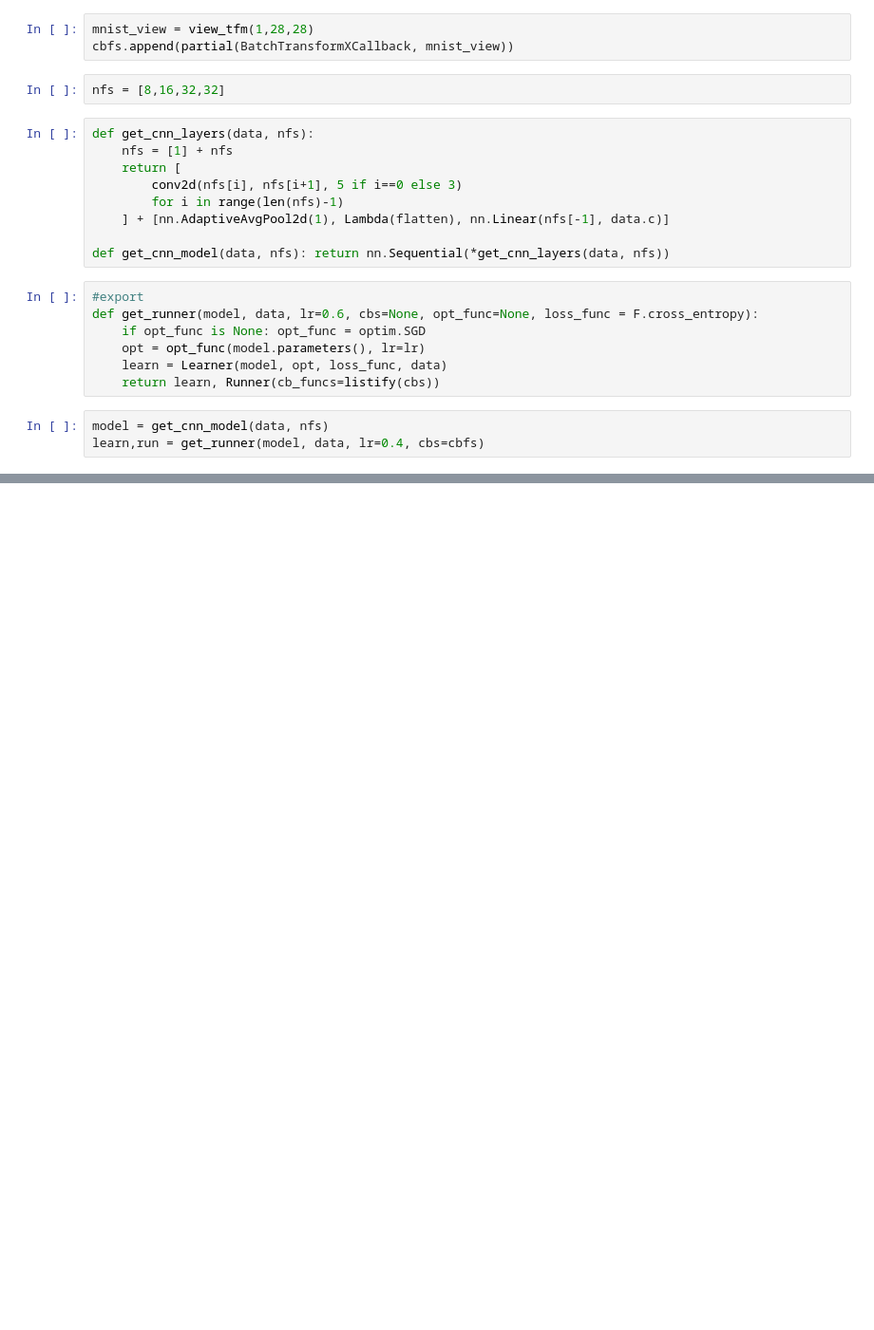
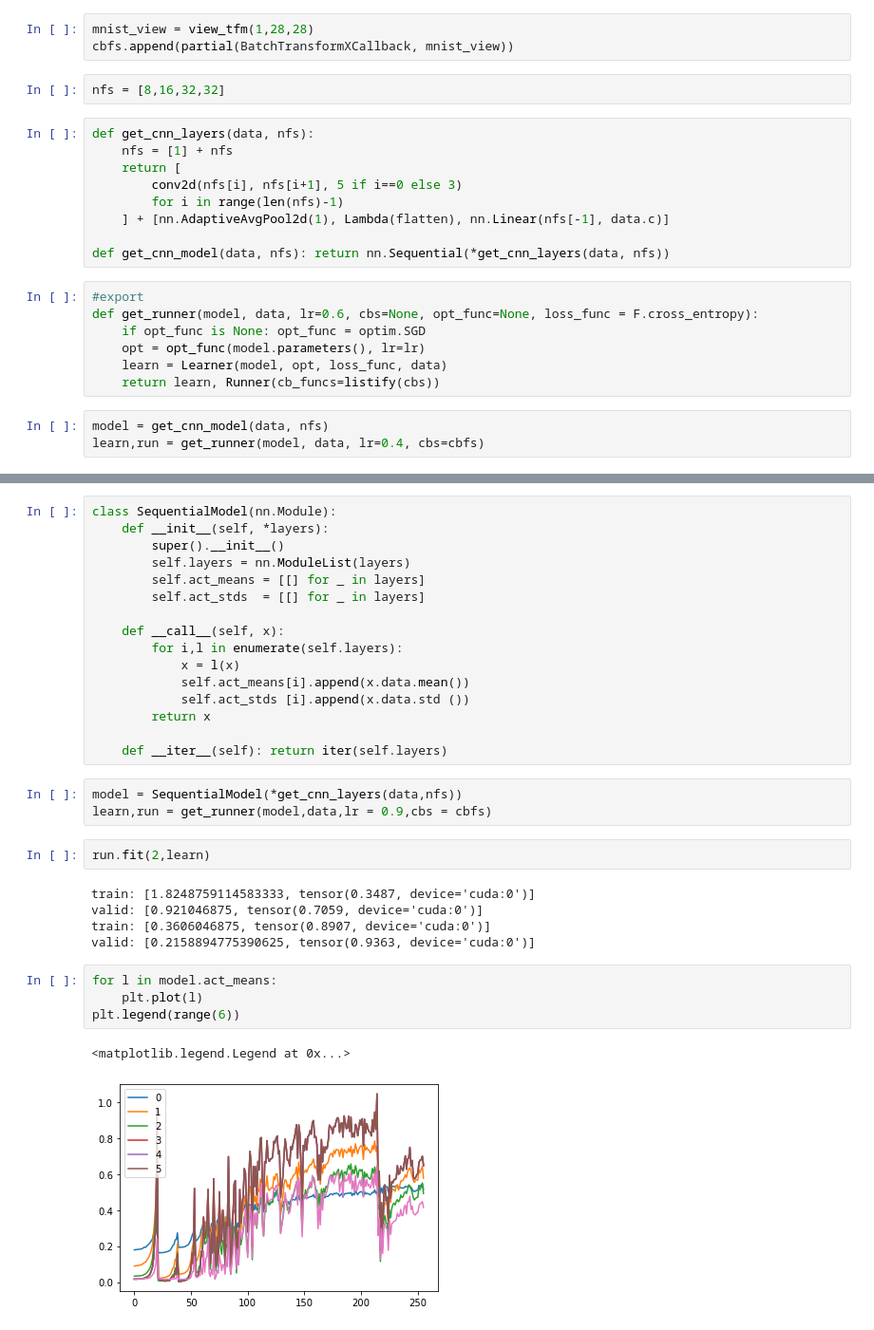
Before and after one commit to jkuzmanovik/fastdeep, a Jupyter notebook: 06_cuda_cnn_hooks_init.ipynb, the cells around one changed output, grey strips where cells are left out. Shown: that part at 95% size. Saved outputs shown, nothing was run; the diff lists cells and outputs as text; blank space fills up the shorter version.

```diff
--- a/06_cuda_cnn_hooks_init.ipynb
+++ b/06_cuda_cnn_hooks_init.ipynb
@@ -172,0 +171,33 @@ valid: [0.14968392333984376, tensor(0.9536, device='cuda:0')]
+# %%
+class SequentialModel(nn.Module):
+    def __init__(self, *layers):
+        super().__init__()
+        self.layers = nn.ModuleList(layers)
+        self.act_means = [[] for _ in layers]
+        self.act_stds  = [[] for _ in layers]
+
+    def __call__(self, x):
+        for i,l in enumerate(self.layers):
+            x = l(x)
+            self.act_means[i].append(x.data.mean())
+            self.act_stds [i].append(x.data.std ())
+        return x
+
+    def __iter__(self): return iter(self.layers)
+# %%
+model = SequentialModel(*get_cnn_layers(data,nfs))
+learn,run = get_runner(model,data,lr = 0.9,cbs = cbfs)
+# %%
+run.fit(2,learn)
+# %% [output]
+train: [1.8248759114583333, tensor(0.3487, device='cuda:0')]
+valid: [0.921046875, tensor(0.7059, device='cuda:0')]
+train: [0.3606046875, tensor(0.8907, device='cuda:0')]
+valid: [0.2158894775390625, tensor(0.9363, device='cuda:0')]
+# %%
+for l in model.act_means:
+    plt.plot(l)
+plt.legend(range(6))
+# %% [output]
+<matplotlib.legend.Legend at 0x...>
+[figure, added]
```
Also changed, not shown: parts of 28 cells of this notebook.
